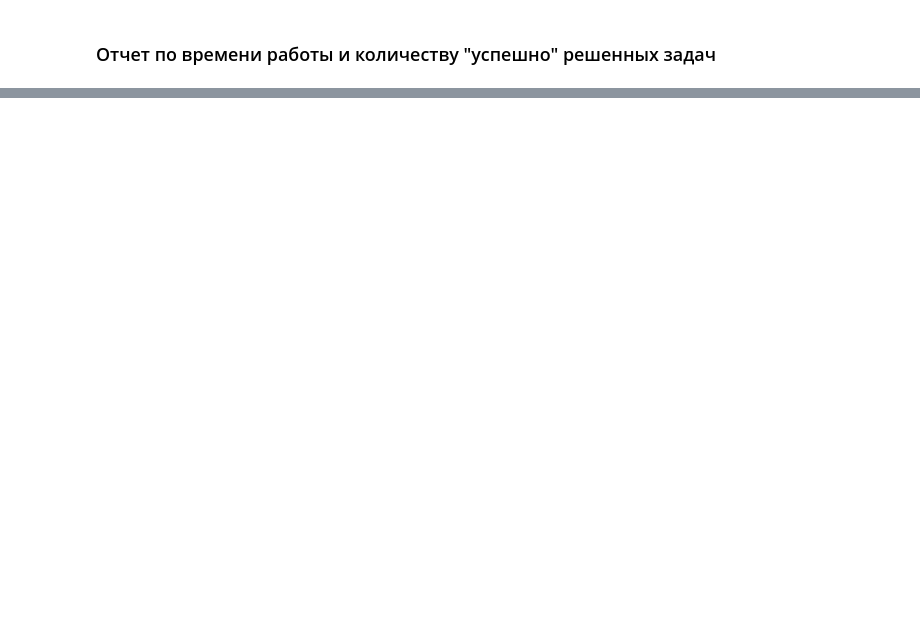
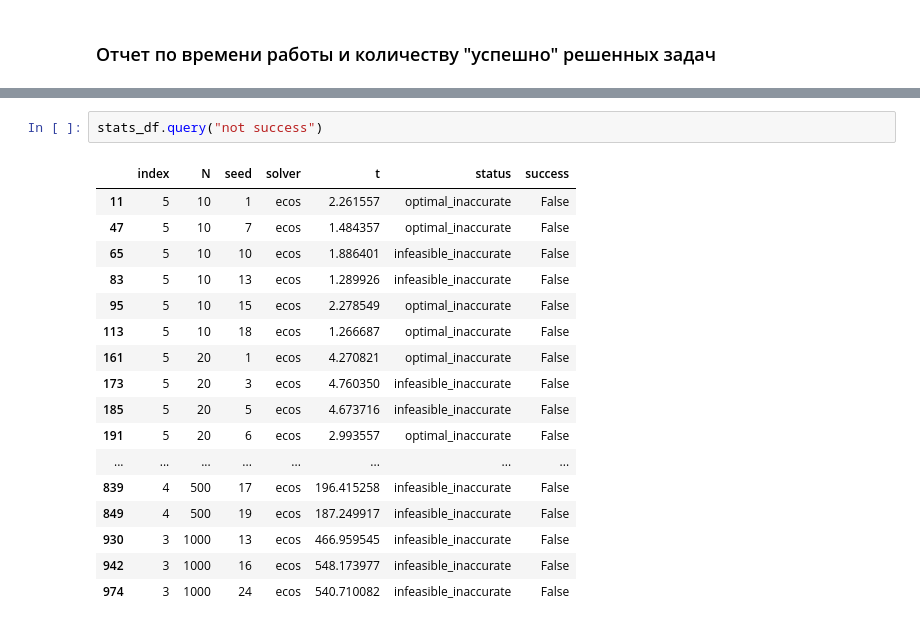
Before and after one commit to mbudylin/OptimizersArticle, a Jupyter notebook: optimizers_test.ipynb, the cells around one changed output, grey strips where cells are left out. Saved outputs shown, nothing was run; the diff lists cells and outputs as text; blank space fills up the shorter version.

```diff
--- a/optimizers_test.ipynb
+++ b/optimizers_test.ipynb
@@ -161,0 +223,20 @@ stats_df.groupby(['solver'])['success'].mean()
+# %%
+stats_df.query("not success")
+# %% [output]
+|  | index | N | seed | solver | t | status | success |
+| 11 | 5 | 10 | 1 | ecos | 2.261557 | optimal_inaccurate | False |
+| 47 | 5 | 10 | 7 | ecos | 1.484357 | optimal_inaccurate | False |
+| 65 | 5 | 10 | 10 | ecos | 1.886401 | infeasible_inaccurate | False |
+| 83 | 5 | 10 | 13 | ecos | 1.289926 | infeasible_inaccurate | False |
+| 95 | 5 | 10 | 15 | ecos | 2.278549 | optimal_inaccurate | False |
+| 113 | 5 | 10 | 18 | ecos | 1.266687 | optimal_inaccurate | False |
+| 161 | 5 | 20 | 1 | ecos | 4.270821 | optimal_inaccurate | False |
+| 173 | 5 | 20 | 3 | ecos | 4.760350 | infeasible_inaccurate | False |
+| 185 | 5 | 20 | 5 | ecos | 4.673716 | infeasible_inaccurate | False |
+| 191 | 5 | 20 | 6 | ecos | 2.993557 | optimal_inaccurate | False |
+| ... | ... | ... | ... | ... | ... | ... | ... |
+| 839 | 4 | 500 | 17 | ecos | 196.415258 | infeasible_inaccurate | False |
+| 849 | 4 | 500 | 19 | ecos | 187.249917 | infeasible_inaccurate | False |
+| 930 | 3 | 1000 | 13 | ecos | 466.959545 | infeasible_inaccurate | False |
+| 942 | 3 | 1000 | 16 | ecos | 548.173977 | infeasible_inaccurate | False |
+| 974 | 3 | 1000 | 24 | ecos | 540.710082 | infeasible_inaccurate | False |
```
Also changed, not shown: parts of 12 cells of this notebook, 4 other files.
